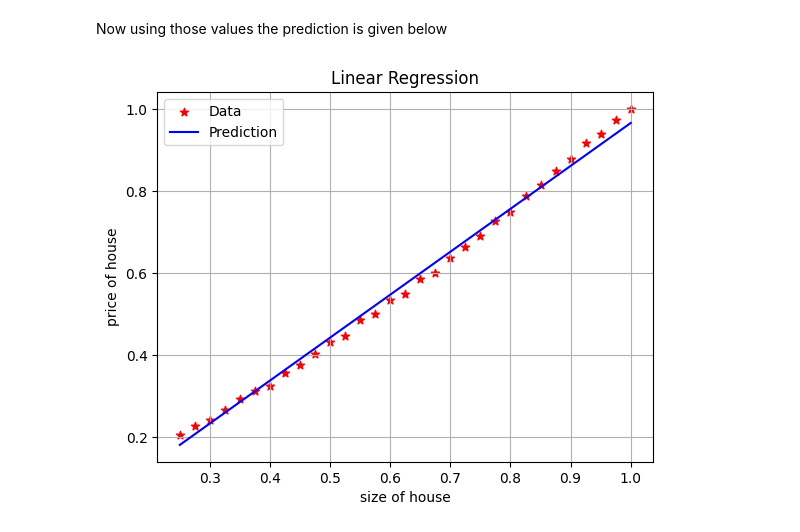
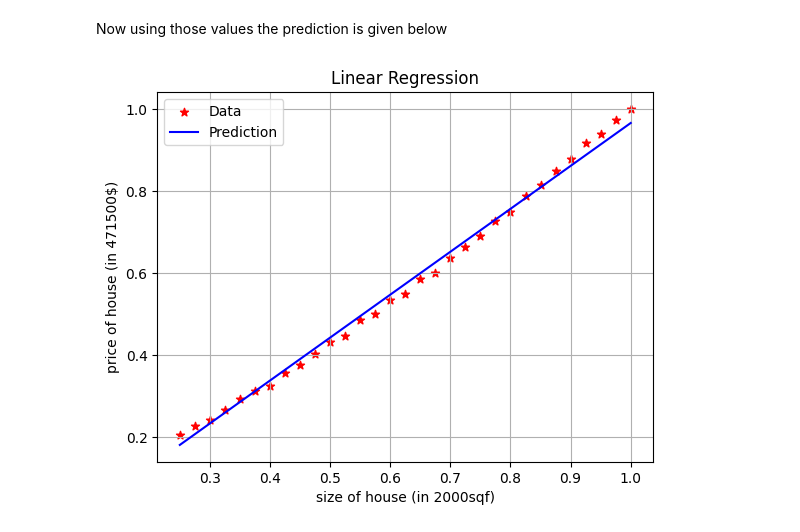
Before and after one commit to mubinulislam/ML_basics, a Jupyter notebook: Linear_Regression/linear_regression_GD.ipynb, the cells around one changed output. Cells and saved outputs as stored; diff of their text form; code cells hidden in the pictures.

```diff
--- a/Linear_Regression/linear_regression_GD.ipynb
+++ b/Linear_Regression/linear_regression_GD.ipynb
@@ -110,17 +110,17 @@ Now using those values the prediction is given below
 # %%
 w=1.0463209331269105
 b=-0.08055788716664203
 
 f_wb = w * x + b
 
 #linear regression plotting
 plt.scatter(x,y,color='red',marker='*')
 plt.plot(x,f_wb,color='blue')
 plt.legend(['Data','Prediction'])
 plt.title("Linear Regression")
-plt.xlabel("size of house")
-plt.ylabel("price of house")
+plt.xlabel("size of house (in 2000sqf)")
+plt.ylabel("price of house (in 471500$)")
 plt.grid(True)
 plt.show()
 # %% [output]
-[figure, old version]
+[figure, new version]
```
